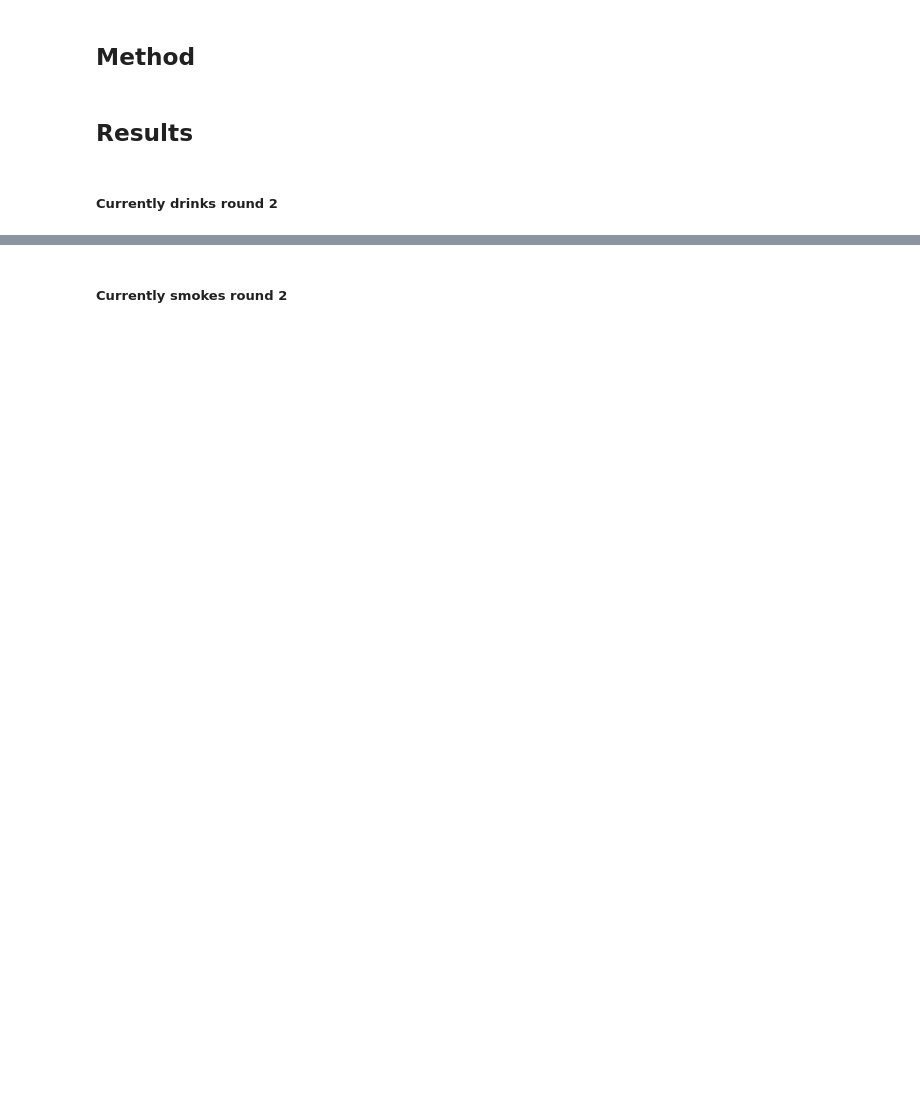
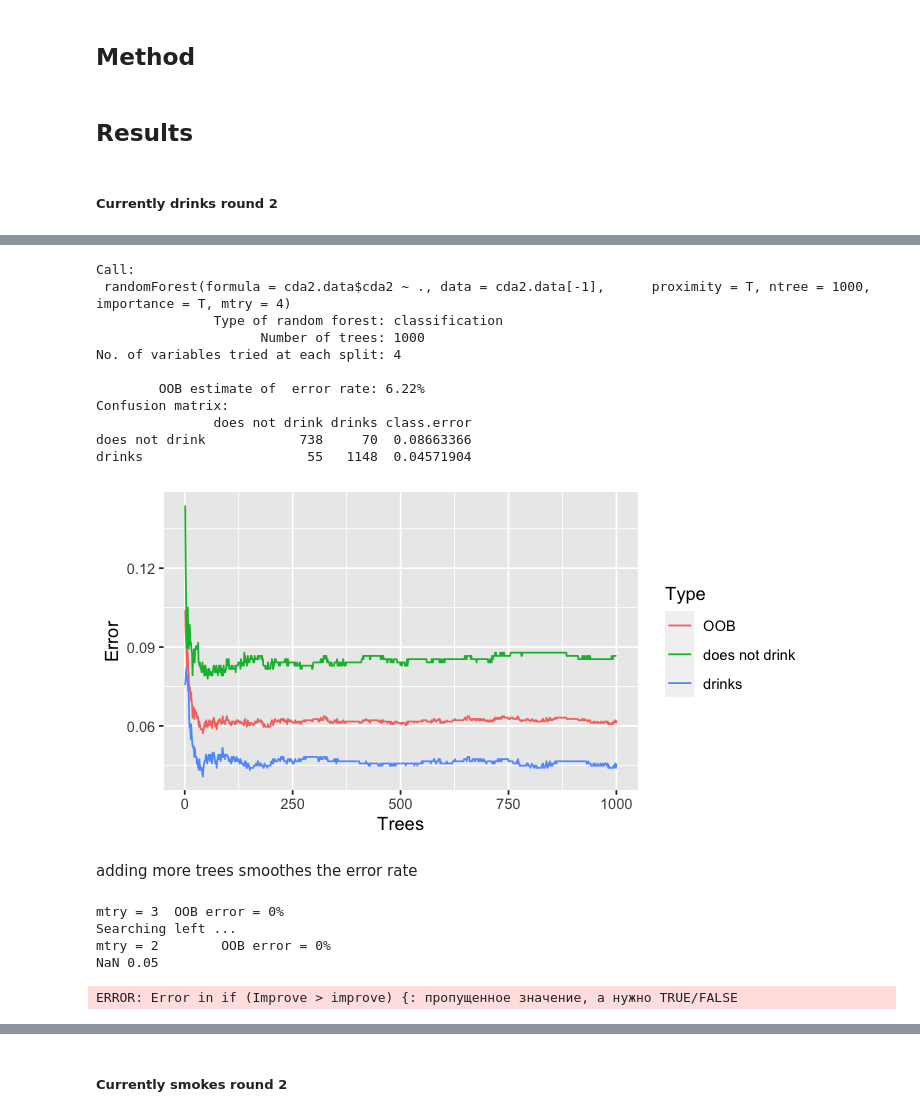
Before and after one commit to azhar27/CompStat, a Jupyter notebook: project.ipynb, the cells around one changed output, grey strips where cells are left out. Saved outputs shown, nothing was run; the diff lists cells and outputs as text; code cells hidden in the pictures; blank space fills up the shorter version.

```diff
--- a/project.ipynb
+++ b/project.ipynb
@@ -123,7 +217,20 @@ importance(rf.cda2)
 # %%
-source('auxiliary/cda22.R')
+source('auxiliary/cda22.r')
 rff.cda2
 
 #To see if 1000 trees is enough for optimal classification, we can plot the error rates for ntree=1000
 ggplot(data=oob.error.data, aes(x=Trees, y=Error)) + geom_line(aes(color=Type))
-options(repr.plot.width=5, repr.plot.height=3.1)
+options(repr.plot.width=6, repr.plot.height=3)
+# %% [output]
+Call:
+ randomForest(formula = cda2.data$cda2 ~ ., data = cda2.data[-1],      proximity = T, ntree = 1000, importance = T, mtry = 4)
+               Type of random forest: classification
+                     Number of trees: 1000
+No. of variables tried at each split: 4
+
+        OOB estimate of  error rate: 6.22%
+Confusion matrix:
+               does not drink drinks class.error
+does not drink            738     70  0.08663366
+drinks                     55   1148  0.04571904
+[figure, added]
@@ -134,2 +237,12 @@ tuneRF(X2.train, Y2.train$cda2)
+# %% [markdown]
+adding more trees smoothes the error rate
+# %%
+tuneRF(cda2.data, cda2.data$cda2)
+# %% [output]
+mtry = 3  OOB error = 0%
+Searching left ...
+mtry = 2        OOB error = 0%
+NaN 0.05
+ERROR: Error in if (Improve > improve) {: пропущенное значение, а нужно TRUE/FALSE
 # %%
 ##now we need to make sure that I am considering the optimal number of variables at each internal node in the tree
```
Also changed, not shown: parts of 59 cells of this notebook, 7 other files.
